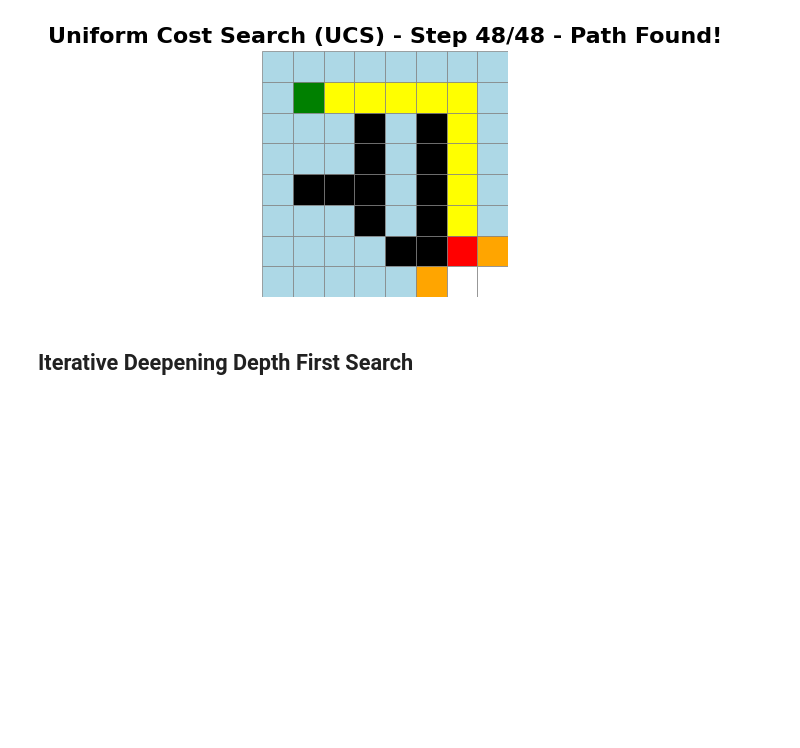
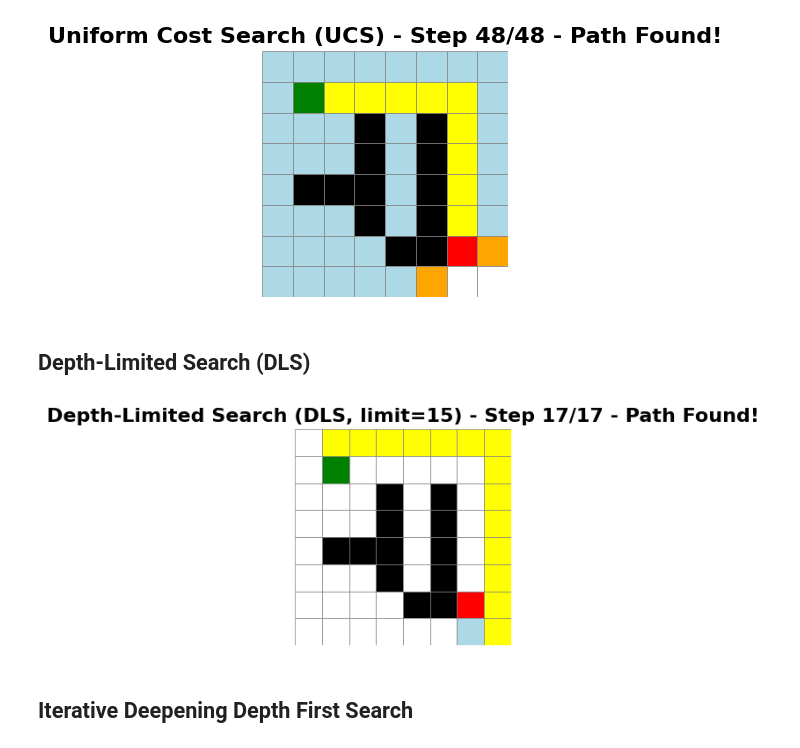
Before and after one commit to ranahusain/AIPathFinder, a Jupyter notebook: Q7.ipynb, the cells around one changed output. Saved outputs shown, nothing was run; the diff lists cells and outputs as text; code cells hidden in the pictures; blank space fills up the shorter version.

Commit message:
depth limited search

```diff
--- a/Q7.ipynb
+++ b/Q7.ipynb
@@ -362,6 +362,84 @@ grid_world.reset_grid()
 ucs_path, ucs_cost, ucs_nodes = ucs_search(grid_world, animate=True)
 # %% [output]
 [figure]
+# %% [markdown]
+## Depth-Limited Search (DLS)
+# %%
+def dls_search(grid_world, depth_limit=10, animate=True):
+    """
+    Depth-Limited Search with real-time visualization
+    """
+    start = grid_world.start
+    target = grid_world.target
+
+    visited_order = []
+    states = []
+
+    def dls_recursive(node, depth, visited, parent, path):
+        """Recursive DLS helper"""
+        nonlocal visited_order, states
+
+        visited_order.append(node)
+        visited.add(node)
+        path.append(node)
+
+        # Store state for animation
+        if animate:
+            states.append({
+                'visited': visited_order.copy(),
+                'frontier': path.copy()
+            })
+
+        # Check if goal reached
+        if node == target:
+            return path.copy()
+
+        # Check depth limit
+        if depth == 0:
+            path.pop()
+            return None
+
+        # Explore neighbors
+        for neighbor in grid_world.get_neighbors(node):
+            if neighbor not in visited:
+                result = dls_recursive(neighbor, depth - 1, visited, parent, path)
+                if result is not None:
+                    return result
+
+        path.pop()
+        return None
+
+    print(f"DLS Search Started with depth limit {depth_limit}...")
+
+    visited = set()
+    parent = {}
+    path = []
+
+    result_path = dls_recursive(start, depth_limit, visited, parent, path)
+
+    if result_path:
+        print(f"Goal reached! Visited {len(visited_order)} nodes")
+
+        # Calculate cost
+        cost = sum(grid_world.get_cost(result_path[i], result_path[i+1])
+                  for i in range(len(result_path)-1))
+
+        print(f"Path length: {len(result_path)}, Total cost: {cost:.2f}")
+
+        if animate:
+            grid_world.animate_search(states, result_path,
+                                     f"Depth-Limited Search (DLS, limit={depth_limit})")
+
+        return result_path, cost, len(visited_order)
+    else:
+        print(f"No path found within depth limit {depth_limit}!")
+        return None, float('inf'), len(visited_order)
+
+# Run DLS with different depth limits
+grid_world.reset_grid()
+dls_path, dls_cost, dls_nodes = dls_search(grid_world, depth_limit=15, animate=True)
+# %% [output]
+[figure, added]
 # %% [markdown]
 ## Iterative Deepening Depth First Search
 # %%
```
Also changed, not shown: parts of 2 cells of this notebook.
